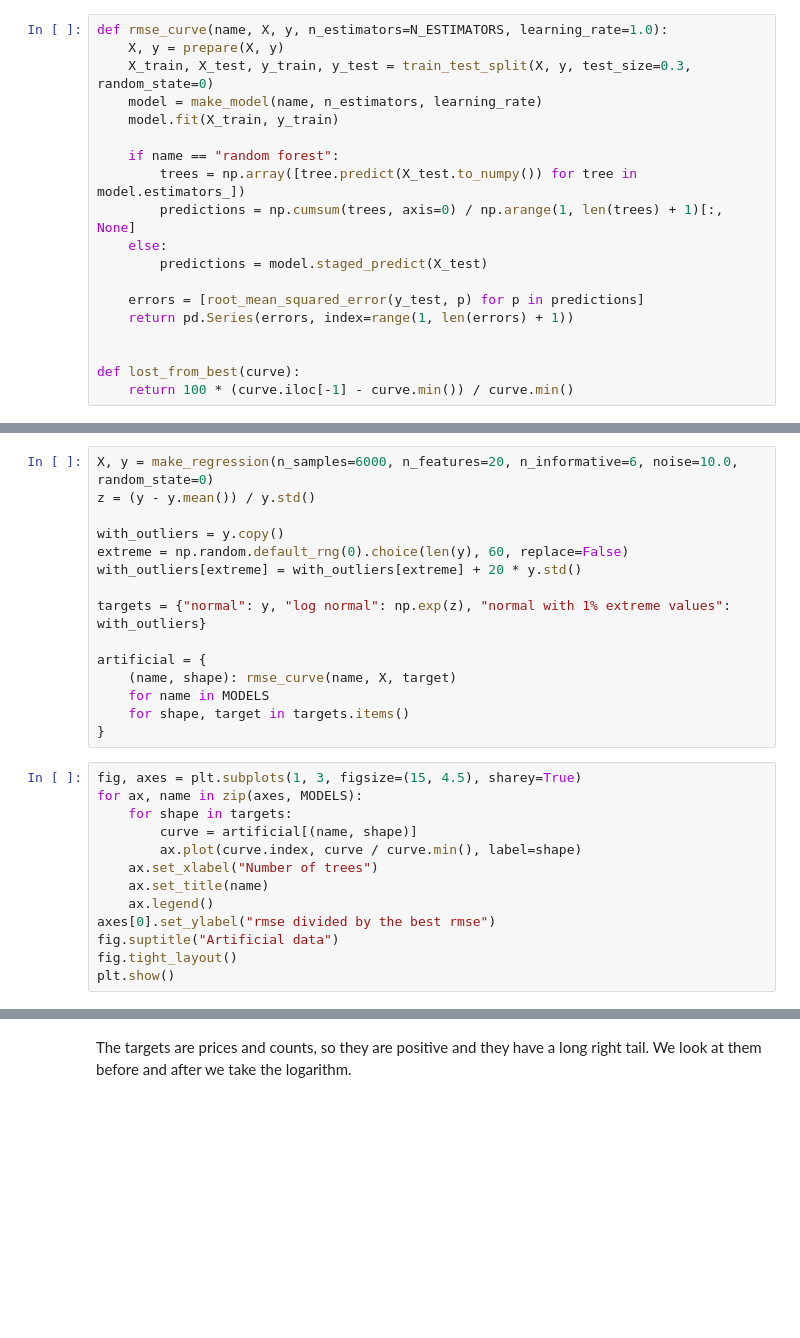
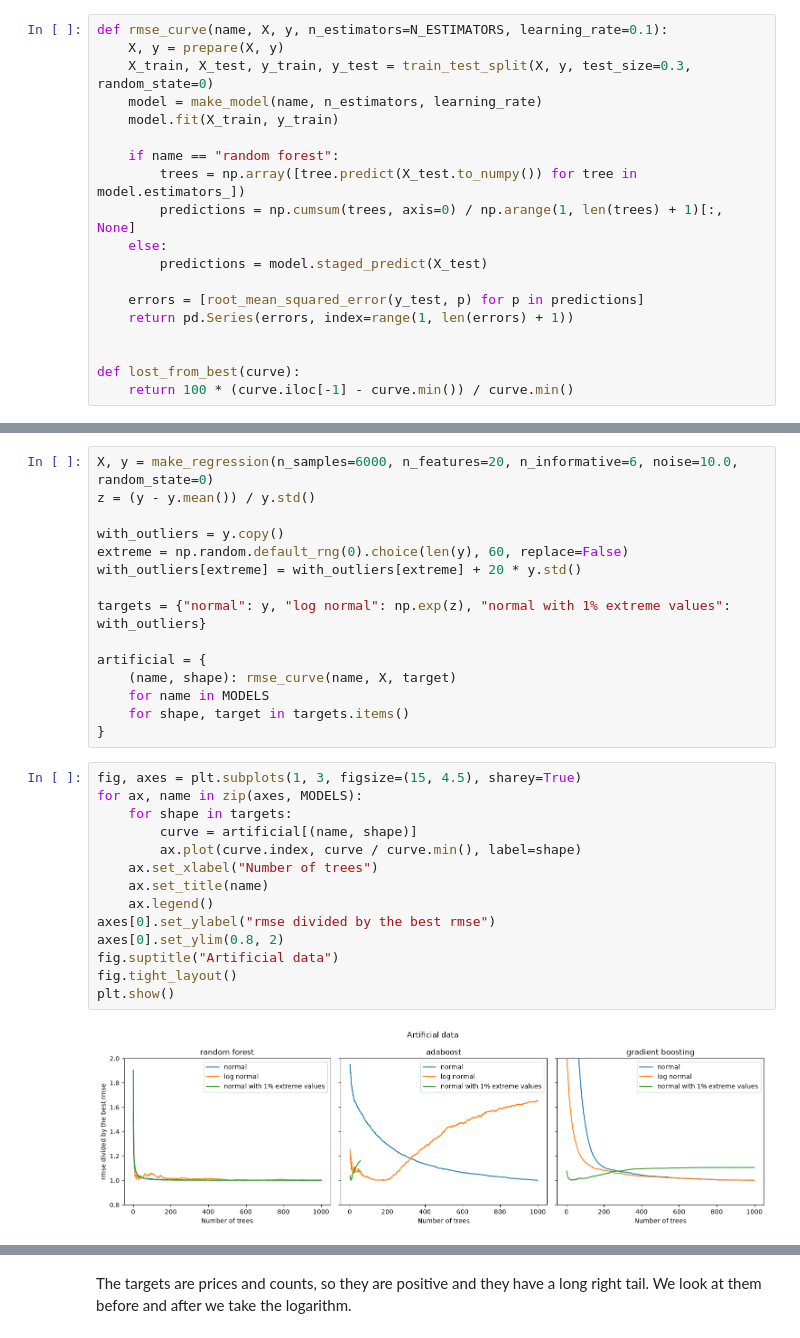
Before and after one commit to trainindata/master-tree-ensemble-models, a Jupyter notebook: newsletter/regression-number-of-trees.ipynb, the cells around one changed output, grey strips where cells are left out. Cells and saved outputs as stored; diff of their text form; blank space fills up the shorter version.

```diff
--- a/newsletter/regression-number-of-trees.ipynb
+++ b/newsletter/regression-number-of-trees.ipynb
@@ -56,7 +56,7 @@ def make_model(name, n_estimators, learning_rate=1.0):
         n_estimators=n_estimators, learning_rate=learning_rate, random_state=0
     )
 # %%
-def rmse_curve(name, X, y, n_estimators=N_ESTIMATORS, learning_rate=1.0):
+def rmse_curve(name, X, y, n_estimators=N_ESTIMATORS, learning_rate=0.1):
     X, y = prepare(X, y)
     X_train, X_test, y_train, y_test = train_test_split(X, y, test_size=0.3, random_state=0)
     model = make_model(name, n_estimators, learning_rate)
@@ -96,16 +96,19 @@ artificial = {
 # %%
 fig, axes = plt.subplots(1, 3, figsize=(15, 4.5), sharey=True)
 for ax, name in zip(axes, MODELS):
     for shape in targets:
         curve = artificial[(name, shape)]
         ax.plot(curve.index, curve / curve.min(), label=shape)
     ax.set_xlabel("Number of trees")
     ax.set_title(name)
     ax.legend()
 axes[0].set_ylabel("rmse divided by the best rmse")
+axes[0].set_ylim(0.8, 2)
 fig.suptitle("Artificial data")
 fig.tight_layout()
 plt.show()
+# %% [output]
+[figure, added]
 # %% [markdown]
 ### Real datasets
 
```
Also changed, not shown: parts of 9 cells of this notebook, 3 other files.
